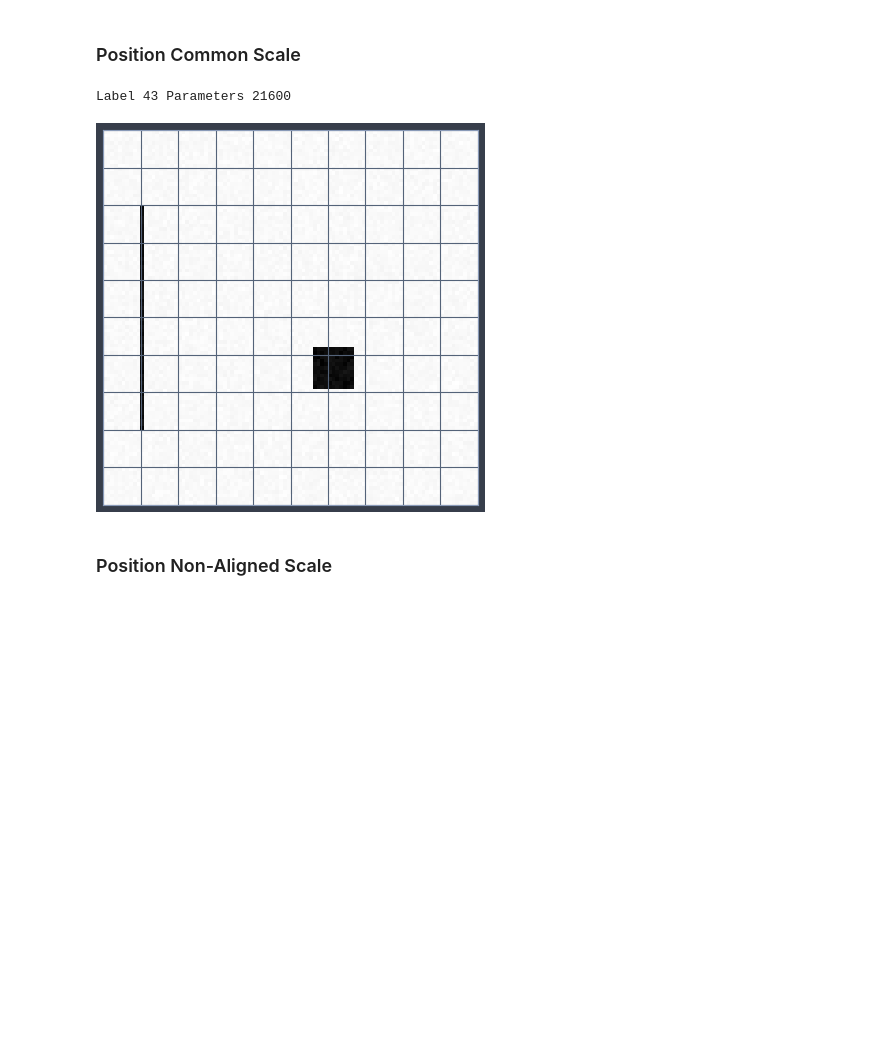
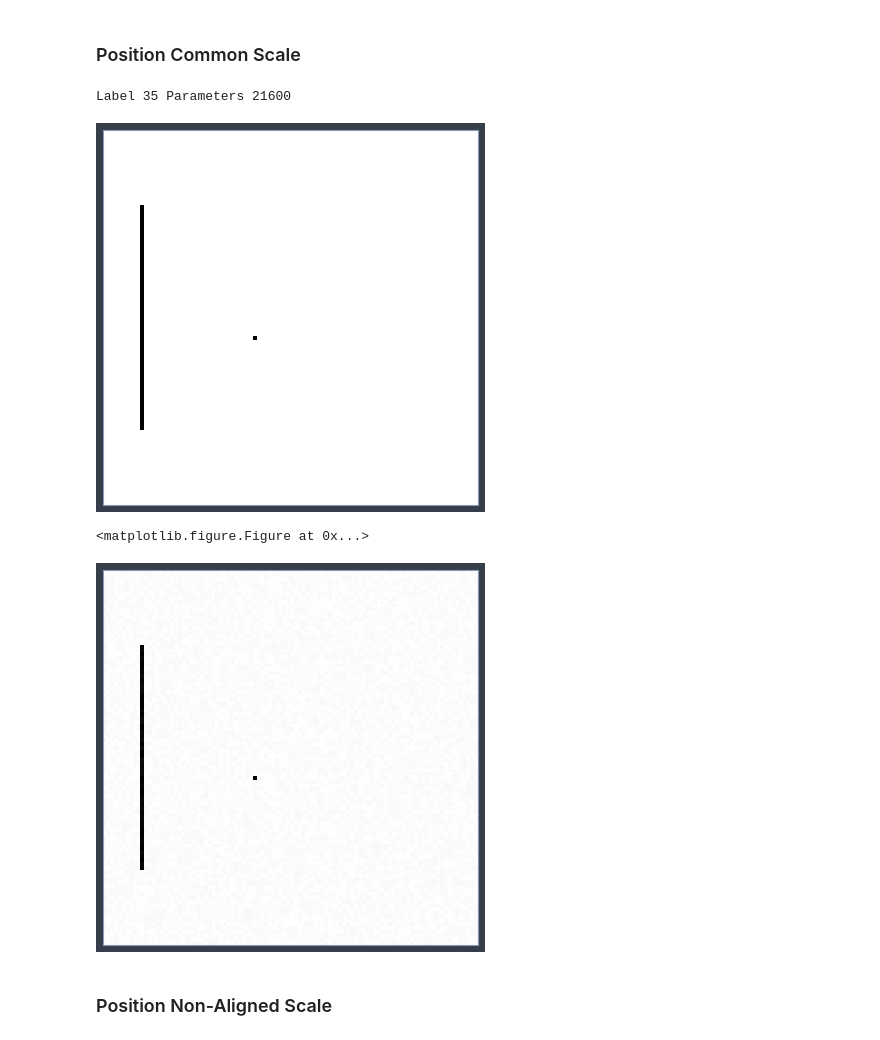
Before and after one commit to Rhoana/perception, a Jupyter notebook: IPY/UserStudy.ipynb, the cells around one changed output. Drawn from its saved outputs; the diff is of its cells as text; code cells hidden in the pictures; blank space fills up the shorter version.

```diff
--- a/IPY/UserStudy.ipynb
+++ b/IPY/UserStudy.ipynb
@@ -37,23 +37,37 @@ def showimg(image):
     ax.set_yticks(np.arange(-.5, 100, 10), minor=False);
     #     ax.grid(which='major', color='gray', linestyle=':', linewidth='0.5')
     ax.set_axisbelow(True)
+    # Hide grid lines
+    ax.grid(False)
 
+    # Hide axes ticks
+    ax.set_xticks([])
+    ax.set_yticks([])
+#     ax.set_zticks([])
     plt.imshow(image, cmap='Greys', interpolation='none')
 # %% [markdown]
 ### Position Common Scale
 # %%
 # vary Y, X, spot size
 sparse, image, label, parameters = C.Figure1.position_common_scale([True, True])
+
+showimg(image)
+
+plt.figure()
+
+
 print 'Label', label, 'Parameters', parameters
 image = image.astype(np.float32)
 image += np.random.uniform(0, 0.05,(100,100))
 
 showimg(image)
 
 # imshow(image)
 # %% [output]
-Label 43 Parameters 21600
+Label 35 Parameters 21600
-[figure, old version]
+[figure, new version]
+<matplotlib.figure.Figure at 0x...>
+[figure, added]
 # %%
 import cPickle as pickle
 import mahotas as mh
```
Also changed, not shown: 6 other files.
